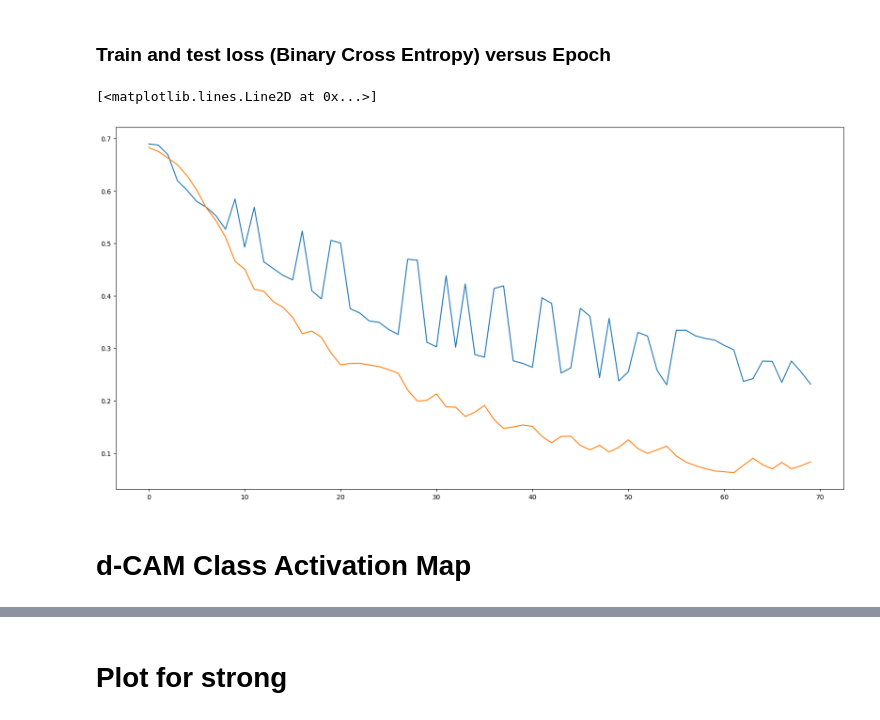
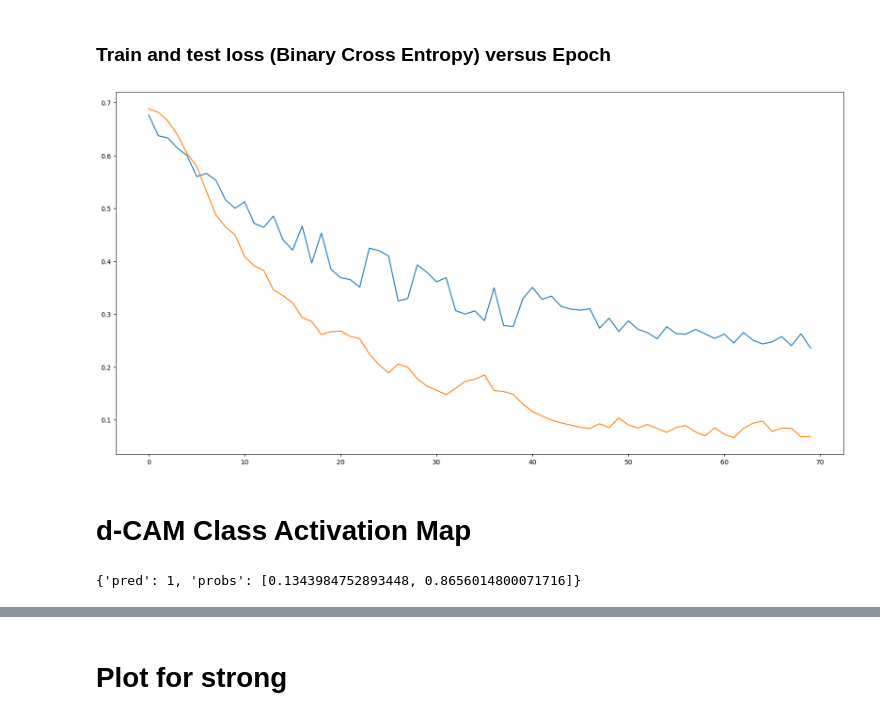
Before and after one commit to tapyu/dCAM, a Jupyter notebook: examples/foo.ipynb, the cells around one changed output, grey strips where cells are left out. Cells and saved outputs as stored; diff of their text form; code cells hidden in the pictures.

```diff
--- a/examples/foo.ipynb
+++ b/examples/foo.ipynb
@@ -137,15 +188,18 @@ Using device: cuda
 # %%
+batch_size = 32
+
 which_way = "me"
 if which_way == "me":
-    X_corrupted = _shape_data(X)
-    for md5sum in get_md5sum_arr(X_corrupted, y.codes): # CAVEAT: check point
-        print(f"MD5 checksum: {md5sum}")
+    X_corrupted = shape_data(X)
+    # all_class = np.array([gen_cube(x) for x in X_corrupted])
+    for name, md5sum in zip(("X_corrupted", "y"), get_md5sum_arr(X_corrupted, y.codes)): # CAVEAT: check point
+        print(f"MD5 checksum for {name}: {md5sum}")
 
     # dataset metadata
     n_class = 2
-    n_instance = X_corrupted.shape[0] // 2
+    n_instance = X_corrupted.shape[0]
     n_chan = X_corrupted.shape[1]
-    n_sample = X_corrupted.shape[3]
+    n_sample = X_corrupted.shape[2]
 
     print(f'Loaded {n_instance} scintillation instances per class from {data_path.name}.')
     print(f'Each sample contains {n_chan} channels with {n_sample} samples.')
@@ -157,13 +211,13 @@ if which_way == "me":
     for name, md5sum in zip(("all_class_trn", "all_class_tst", "label_trn", "label_tst"), get_md5sum_arr(all_class_trn, all_class_tst, label_trn.codes, label_tst.codes)): # CAVEAT: check point
             print(f"MD5 checksum for {name}: {md5sum}")
 
-    x = all_class_trn
+    x = np.array([gen_cube(x) for x in all_class_trn])
     dataset_mat_trn = TSDataset(x,label_trn.codes)
-    dataloader_cl1_trn = data.DataLoader(dataset_mat_trn, batch_size=batch_size, shuffle=True)
+    dataloader_cl1_trn = data.DataLoader(dataset_mat_trn, batch_size=batch_size, shuffle=True, pin_memory=torch.cuda.is_available()) # NOTE: pin_memory speeds up transfer to GPU
 
-    x = all_class_tst
+    x = np.array([gen_cube(x) for x in all_class_tst])
     dataset_mat_test = TSDataset(x,label_tst.codes)
-    dataloader_cl1_tst = data.DataLoader(dataset_mat_test, batch_size=1, shuffle=True)
+    dataloader_cl1_tst = data.DataLoader(dataset_mat_test, batch_size=1, shuffle=True, pin_memory=torch.cuda.is_available())
 
 elif which_way == "his":
     train_size, test_size = 48, 17
@@ -211,9 +265,9 @@ elif which_way == "his":
 
     x = all_class_trn
     dataset_mat_trn = TSDataset(x,label_trn)
-    dataloader_cl1_trn = data.DataLoader(dataset_mat_trn, batch_size=batch_size, shuffle=True)
+    dataloader_cl1_trn = data.DataLoader(dataset_mat_trn, batch_size=batch_size, shuffle=True, pin_memory=torch.cuda.is_available())
 
     x = all_class_tst
     dataset_mat_test = TSDataset(x,label_tst)
-    dataloader_cl1_tst = data.DataLoader(dataset_mat_test, batch_size=1, shuffle=True)
+    dataloader_cl1_tst = data.DataLoader(dataset_mat_test, batch_size=1, shuffle=True, pin_memory=torch.cuda.is_available())
 # %% [output]
@@ -289,10 +412,27 @@ Epoch [61/70], Loss Train: 0.3053,Loss Test: 0.0644, Accuracy Train: 98.97%, Acc
 # %%
 plt.figure(figsize=(20,10))
 plt.plot(model.loss_train_history)
 plt.plot(model.loss_test_history)
+torch.save(model.model, 'model')
 # %% [output]
-[<matplotlib.lines.Line2D at 0x...>]
-[figure, old version]
+[figure, new version]
 # %% [markdown]
 # d-CAM Class Activation Map
+# %%
+# predict
+with torch.no_grad():
+    logits = net(instance)
+    if logits.ndim == 1 or logits.shape[-1] == 1:      # binary logit
+        p1 = torch.sigmoid(logits.view(-1))[0].item()
+        pred = int(p1 >= 0.5)
+        probs = [1 - p1, p1]
+    else:                                               # 2-class logits
+        sm = torch.softmax(logits, dim=-1)[0]
+        p1 = sm[1].item()
+        pred = int(torch.argmax(sm).item())
+        probs = sm.tolist()
+
+print({"pred": pred, "probs": probs})
+# %% [output]
+{'pred': 1, 'probs': [0.1343984752893448, 0.8656014800071716]}
 # %%
```
Also changed, not shown: parts of 18 cells of this notebook, 3 other files.
